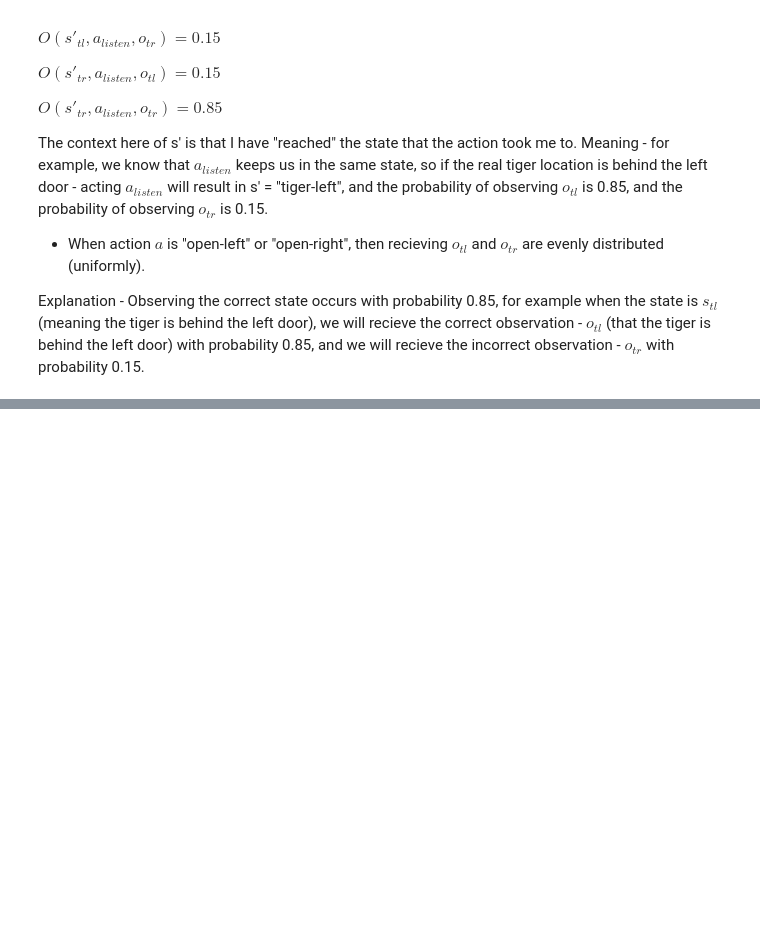
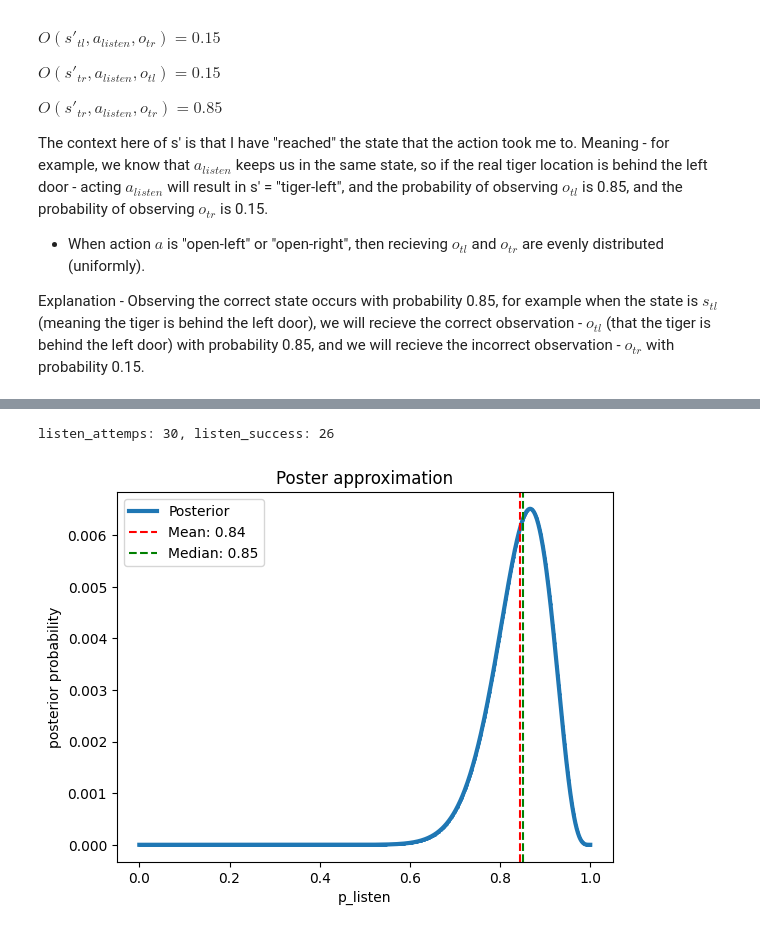
Before and after one commit to ibenatar-96/tiger-pomdp-mplr, a Jupyter notebook: tiger_pomdp_mplr.ipynb, the cells around one changed output, grey strips where cells are left out. Cells and saved outputs as stored; diff of their text form; code cells hidden in the pictures; blank space fills up the shorter version.

```diff
--- a/tiger_pomdp_mplr.ipynb
+++ b/tiger_pomdp_mplr.ipynb
@@ -355,0 +451,2 @@ for param_name, param_samples in samples.items():
+# %%
+observations_2 = gen_obs(num_samples=20, mode='second')
@@ -355,0 +460,3 @@ for param_name, param_samples in samples.items():
+# %%
+data_2 = transform_df(observations_2)
+data_2.head()
@@ -355,0 +470,5 @@ for param_name, param_samples in samples.items():
+# %%
+posterior_approximation(data_2)
+# %% [output]
+listen_attemps: 30, listen_success: 26
+[figure, added]
```
Also changed, not shown: parts of 33 cells of this notebook.
